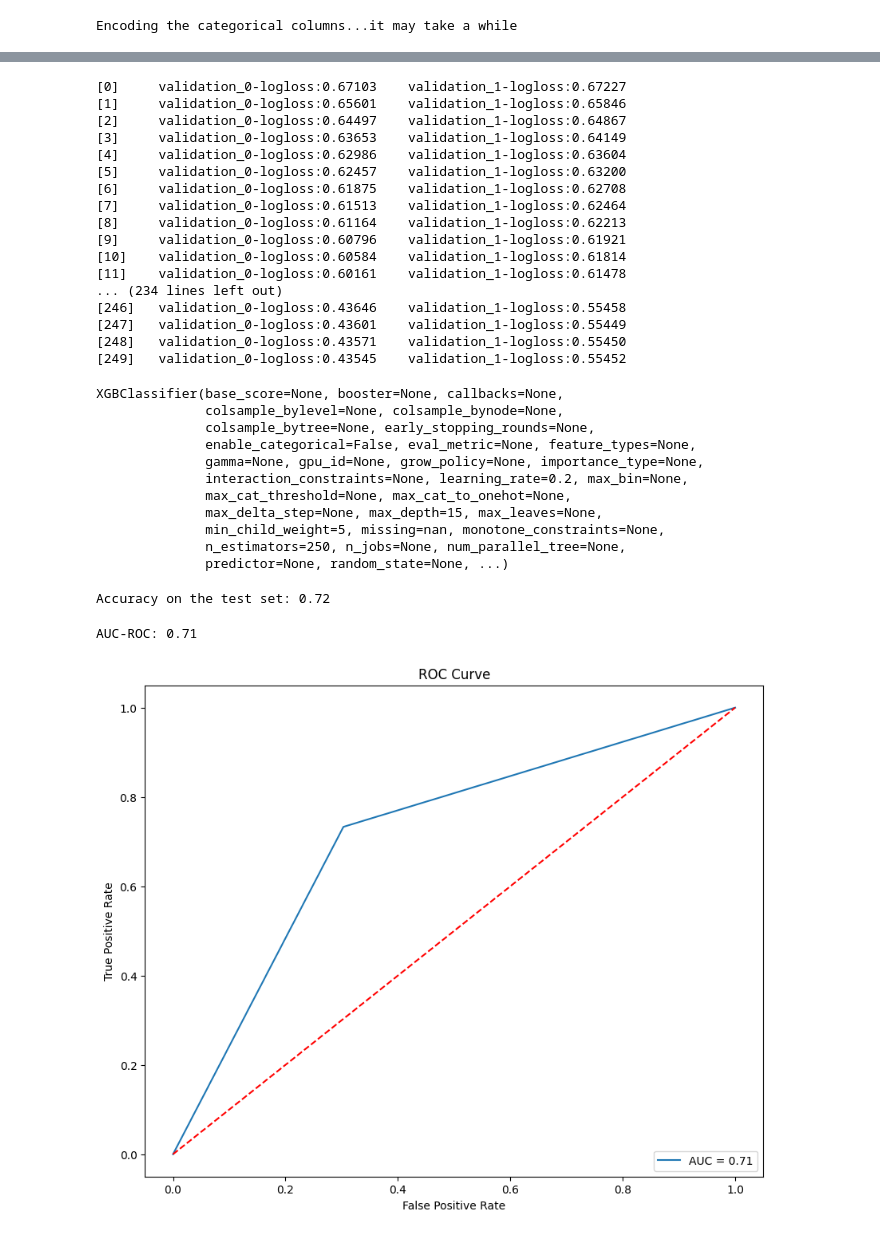
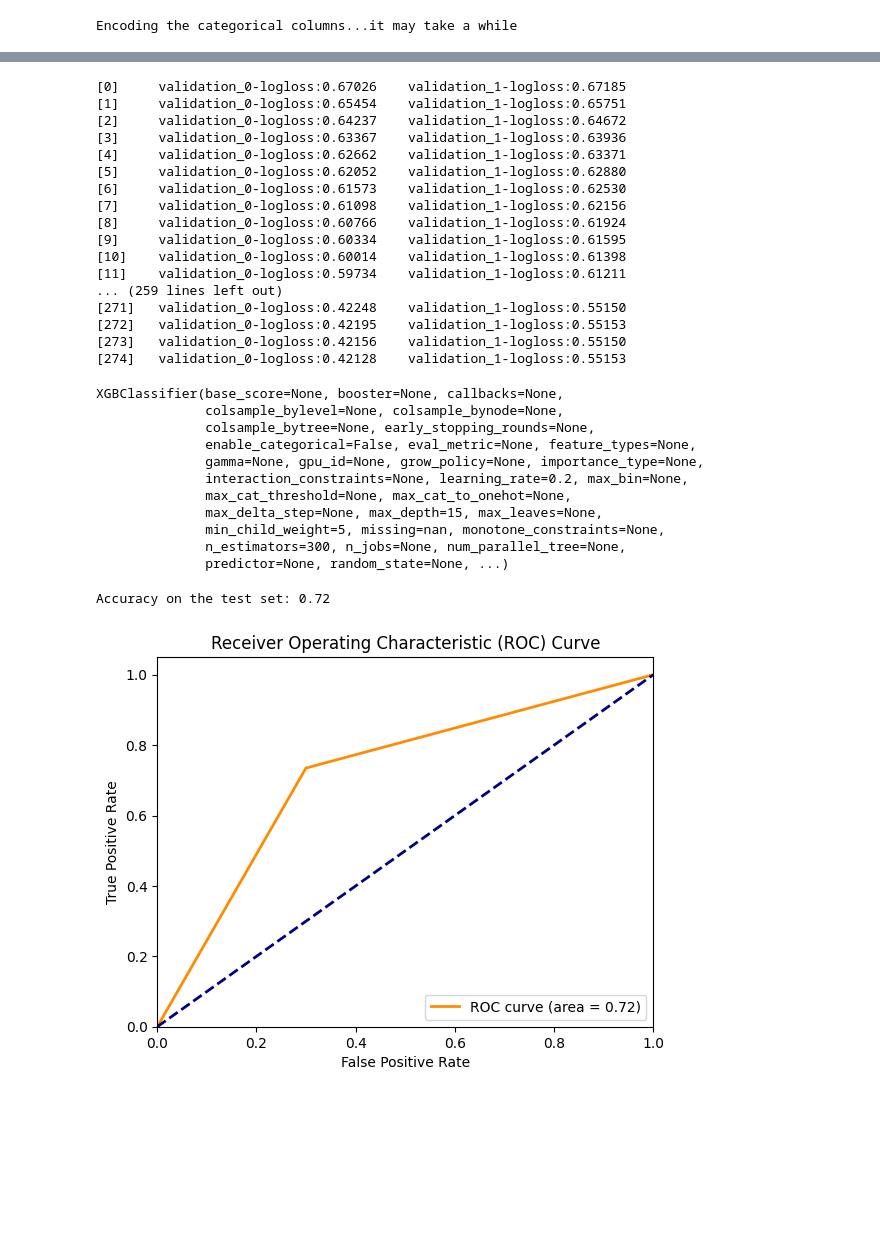
Before and after one commit to elisancarani/music_recommendation, a Jupyter notebook: music_recommendation.ipynb, the cells around one changed output, grey strips where cells are left out. Drawn from its saved outputs; the diff is of its cells as text; code cells hidden in the pictures; blank space fills up the shorter version.

```diff
--- a/music_recommendation.ipynb
+++ b/music_recommendation.ipynb
@@ -1107,28 +1107,28 @@ X_train
 4721543 rows × 15 columns
 # %%
-XGB = xgb.XGBClassifier(learning_rate=0.2, max_depth=15, min_child_weight=5, n_estimators=250, objective='binary:logistic') #così ma con lr 0.2 raggiunge 0.72%
+XGB = xgb.XGBClassifier(learning_rate=0.2, max_depth=15, min_child_weight=5, n_estimators=300, objective='binary:logistic')
 # %%
 # Using the validation set for early stopping
 eval_set = [(X_train, y_train), (X_valid, y_valid)]
 XGB.fit(X_train, y_train, eval_metric="logloss", eval_set=eval_set, early_stopping_rounds=10, verbose=True)
 # %% [output]
-[0]     validation_0-logloss:0.67103    validation_1-logloss:0.67227
-[1]     validation_0-logloss:0.65601    validation_1-logloss:0.65846
-[2]     validation_0-logloss:0.64497    validation_1-logloss:0.64867
-[3]     validation_0-logloss:0.63653    validation_1-logloss:0.64149
-[4]     validation_0-logloss:0.62986    validation_1-logloss:0.63604
-[5]     validation_0-logloss:0.62457    validation_1-logloss:0.63200
-[6]     validation_0-logloss:0.61875    validation_1-logloss:0.62708
-[7]     validation_0-logloss:0.61513    validation_1-logloss:0.62464
-[8]     validation_0-logloss:0.61164    validation_1-logloss:0.62213
-[9]     validation_0-logloss:0.60796    validation_1-logloss:0.61921
-[10]    validation_0-logloss:0.60584    validation_1-logloss:0.61814
-[11]    validation_0-logloss:0.60161    validation_1-logloss:0.61478
-... (234 lines left out)
-[246]   validation_0-logloss:0.43646    validation_1-logloss:0.55458
-[247]   validation_0-logloss:0.43601    validation_1-logloss:0.55449
-[248]   validation_0-logloss:0.43571    validation_1-logloss:0.55450
-[249]   validation_0-logloss:0.43545    validation_1-logloss:0.55452
+[0]     validation_0-logloss:0.67026    validation_1-logloss:0.67185
+[1]     validation_0-logloss:0.65454    validation_1-logloss:0.65751
+[2]     validation_0-logloss:0.64237    validation_1-logloss:0.64672
+[3]     validation_0-logloss:0.63367    validation_1-logloss:0.63936
+[4]     validation_0-logloss:0.62662    validation_1-logloss:0.63371
+[5]     validation_0-logloss:0.62052    validation_1-logloss:0.62880
+[6]     validation_0-logloss:0.61573    validation_1-logloss:0.62530
+[7]     validation_0-logloss:0.61098    validation_1-logloss:0.62156
+[8]     validation_0-logloss:0.60766    validation_1-logloss:0.61924
+[9]     validation_0-logloss:0.60334    validation_1-logloss:0.61595
+[10]    validation_0-logloss:0.60014    validation_1-logloss:0.61398
+[11]    validation_0-logloss:0.59734    validation_1-logloss:0.61211
+... (259 lines left out)
+[271]   validation_0-logloss:0.42248    validation_1-logloss:0.55150
+[272]   validation_0-logloss:0.42195    validation_1-logloss:0.55153
+[273]   validation_0-logloss:0.42156    validation_1-logloss:0.55150
+[274]   validation_0-logloss:0.42128    validation_1-logloss:0.55153
 XGBClassifier(base_score=None, booster=None, callbacks=None,
               colsample_bylevel=None, colsample_bynode=None,
               colsample_bytree=None, early_stopping_rounds=None,
@@ -1138,7 +1138,7 @@ XGBClassifier(base_score=None, booster=None, callbacks=None,
               max_cat_threshold=None, max_cat_to_onehot=None,
               max_delta_step=None, max_depth=15, max_leaves=None,
               min_child_weight=5, missing=nan, monotone_constraints=None,
-              n_estimators=250, n_jobs=None, num_parallel_tree=None,
+              n_estimators=300, n_jobs=None, num_parallel_tree=None,
               predictor=None, random_state=None, ...)
 # %%
 # Evaluation on the test set
@@ -1151,25 +1151,19 @@ print(f"Accuracy on the test set: {accuracy:.2f}")
 # %% [output]
 Accuracy on the test set: 0.72
 # %%
-from sklearn.metrics import roc_auc_score, roc_curve
-import matplotlib.pyplot as plt
+y_true = test['target'].values
+fpr, tpr, _ = roc_curve(y_test, y_pred_binary)
+roc_auc = roc_auc_score(y_test, y_pred_binary)
 
-# Calculate AUC-ROC
-auc = roc_auc_score(y_test, y_pred_binary)
-print(f"AUC-ROC: {auc:.2f}")
-
-# Calculate ROC curve
-fpr, tpr, thresholds = roc_curve(y_test, y_pred_binary)
-
-# Plot ROC curve
-plt.figure(figsize=(10, 8))
-plt.plot(fpr, tpr, label=f"AUC = {auc:.2f}")
-plt.plot([0, 1], [0, 1], 'r--')
-plt.xlabel("False Positive Rate")
-plt.ylabel("True Positive Rate")
-plt.title("ROC Curve")
+plt.figure()
+plt.plot(fpr, tpr, color='darkorange', lw=2, label='ROC curve (area = %0.2f)' % roc_auc)
+plt.plot([0, 1], [0, 1], color='navy', lw=2, linestyle='--')
+plt.xlim([0.0, 1.0])
+plt.ylim([0.0, 1.05])
+plt.xlabel('False Positive Rate')
+plt.ylabel('True Positive Rate')
+plt.title('Receiver Operating Characteristic (ROC) Curve')
 plt.legend(loc="lower right")
 plt.show()
 # %% [output]
-AUC-ROC: 0.71
-[figure, old version]
+[figure, new version]
```
Also changed, not shown: parts of 5 cells of this notebook.
